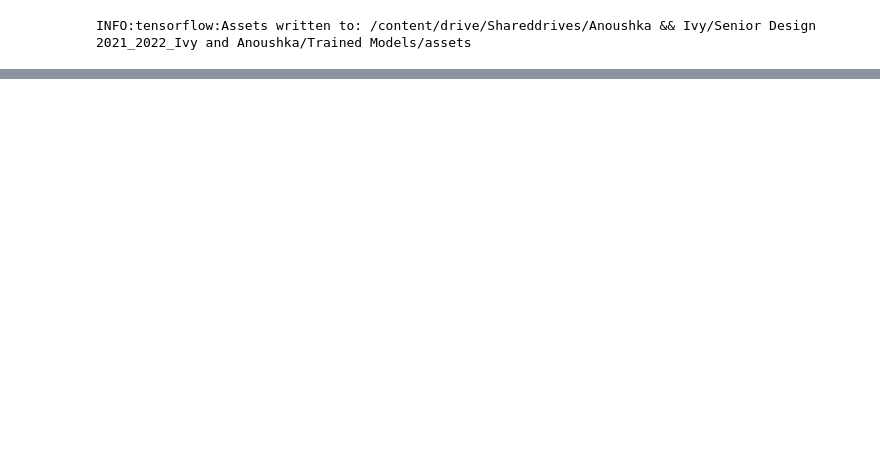
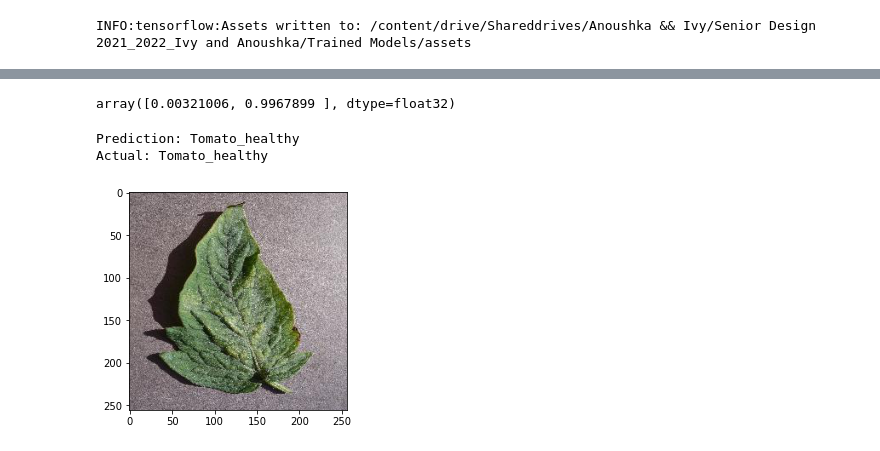
Before and after one commit to ivychung/plant-ML, a Jupyter notebook: tomato_phase1_done.ipynb, the cells around one changed output, grey strips where cells are left out. Cells and saved outputs as stored; diff of their text form; code cells hidden in the pictures; blank space fills up the shorter version.

```diff
--- a/tomato_phase1_done.ipynb
+++ b/tomato_phase1_done.ipynb
@@ -320,0 +336,21 @@ model.summary()
+# %%
+# checking image at index 2. The :3 is to add another dimension
+# to fit the 4-dimension requirement
+y_pred = model.predict(x_test[2:3])[0]
+y_pred
+# %% [output]
+array([0.00321006, 0.9967899 ], dtype=float32)
+# %%
+prediction = y_pred.argmax()
+actual = y_test[2].argmax()
+
+print('Prediction:', classes[prediction])
+print('Actual:', classes[actual])
+# %% [output]
+Prediction: Tomato_healthy
+Actual: Tomato_healthy
+# %%
+plt.imshow(x_test[2])
+plt.show()
+# %% [output]
+[figure, added]
```
Also changed, not shown: parts of 8 cells of this notebook.
